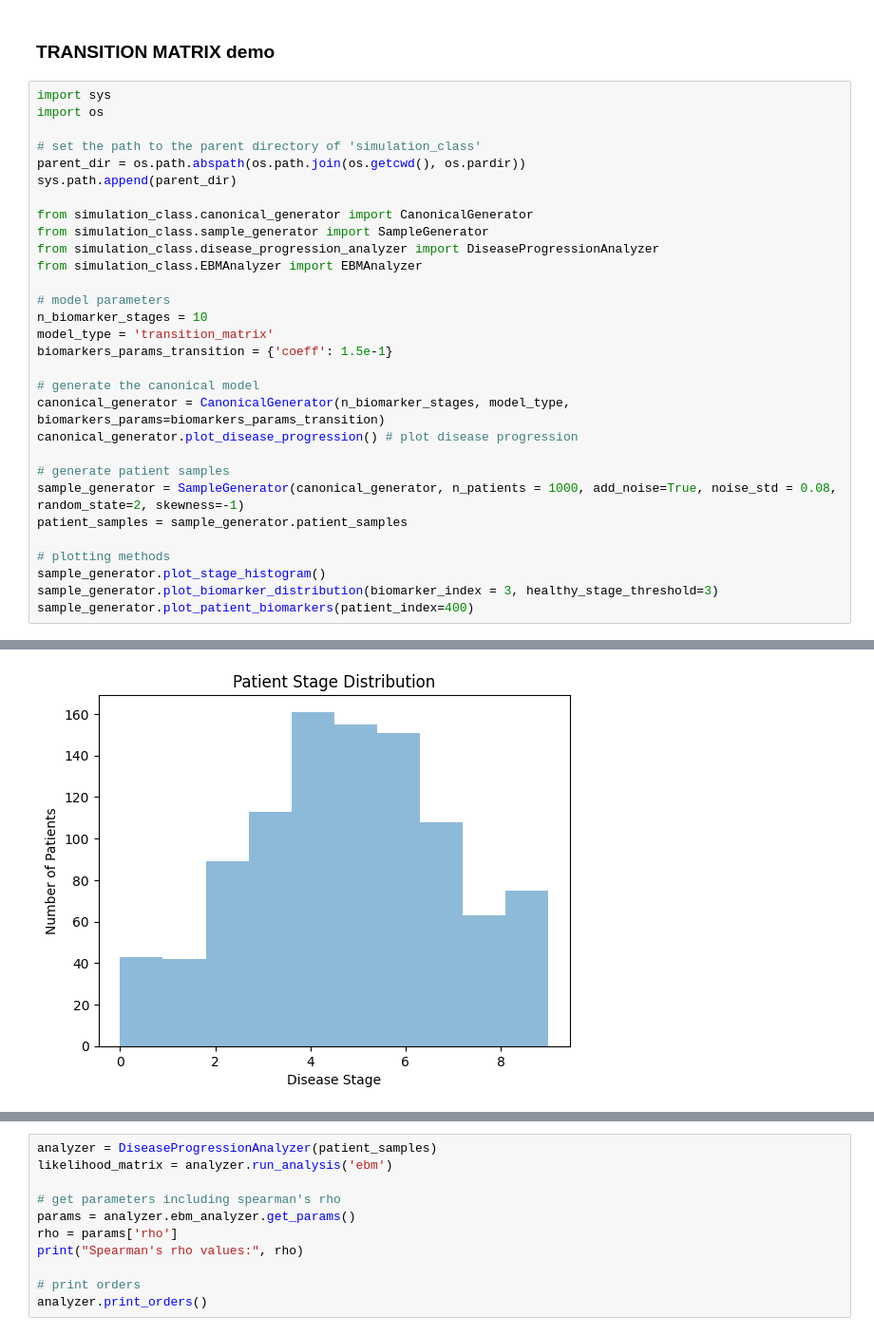
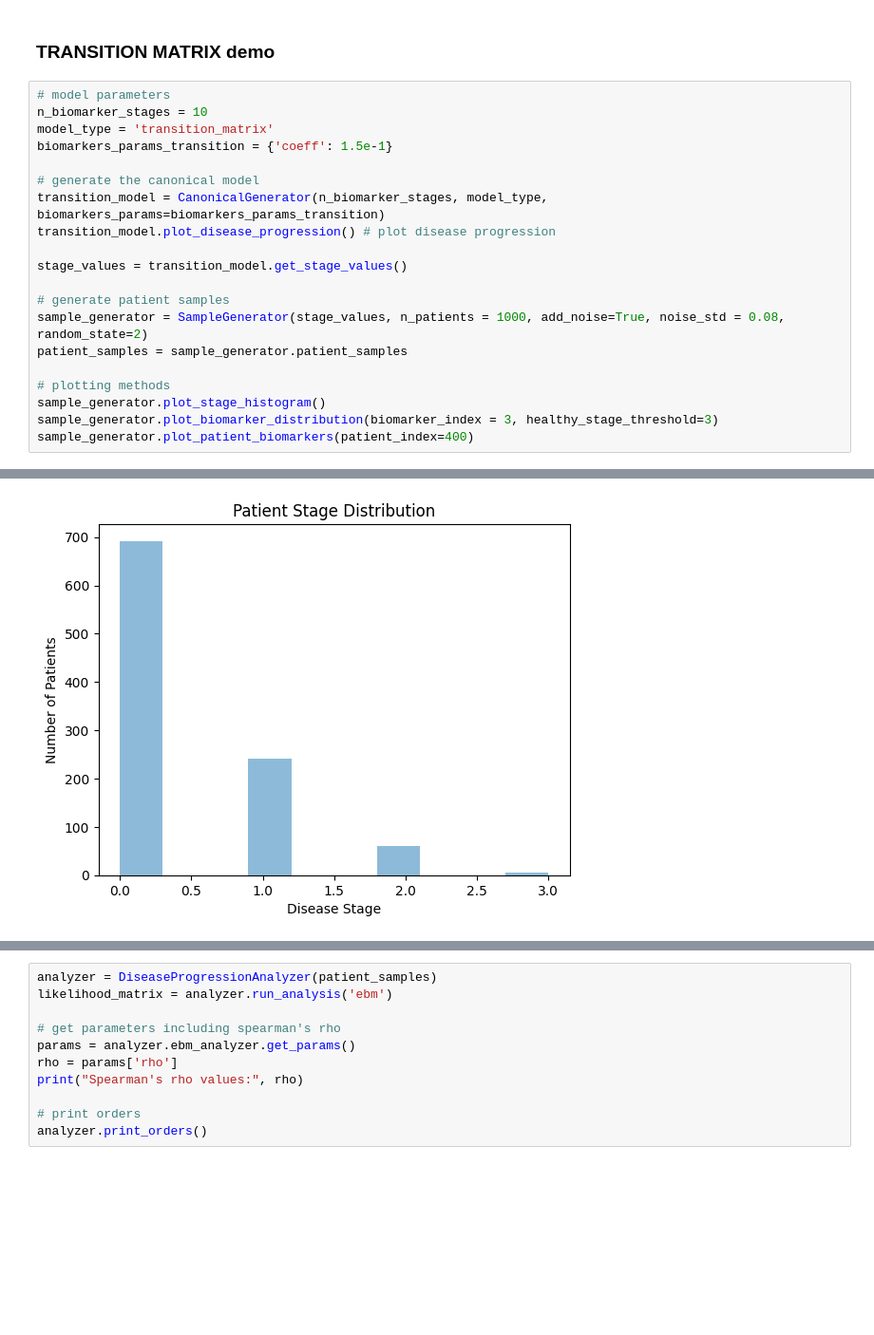
Before and after one commit to LAMCIG/Progression_models_simulations, a Jupyter notebook: notebooks/8-progression_model_simulator.ipynb, the cells around one changed output, grey strips where cells are left out. Shown at 95% size. Saved outputs shown, nothing was run; the diff lists cells and outputs as text; blank space fills up the shorter version.

```diff
--- a/notebooks/8-progression_model_simulator.ipynb
+++ b/notebooks/8-progression_model_simulator.ipynb
@@ -90,35 +138,25 @@ print(likelihood_matrix.shape)
 # %% [markdown]
 ### TRANSITION MATRIX demo
 # %%
-import sys
-import os
-
-# set the path to the parent directory of 'simulation_class'
-parent_dir = os.path.abspath(os.path.join(os.getcwd(), os.pardir))
-sys.path.append(parent_dir)
-
-from simulation_class.canonical_generator import CanonicalGenerator
-from simulation_class.sample_generator import SampleGenerator
-from simulation_class.disease_progression_analyzer import DiseaseProgressionAnalyzer
-from simulation_class.EBMAnalyzer import EBMAnalyzer
-
 # model parameters
 n_biomarker_stages = 10
 model_type = 'transition_matrix'
 biomarkers_params_transition = {'coeff': 1.5e-1}
 
 # generate the canonical model
-canonical_generator = CanonicalGenerator(n_biomarker_stages, model_type, biomarkers_params=biomarkers_params_transition)
-canonical_generator.plot_disease_progression() # plot disease progression
+transition_model = CanonicalGenerator(n_biomarker_stages, model_type, biomarkers_params=biomarkers_params_transition)
+transition_model.plot_disease_progression() # plot disease progression
+
+stage_values = transition_model.get_stage_values()
 
 # generate patient samples
-sample_generator = SampleGenerator(canonical_generator, n_patients = 1000, add_noise=True, noise_std = 0.08, random_state=2, skewness=-1)
+sample_generator = SampleGenerator(stage_values, n_patients = 1000, add_noise=True, noise_std = 0.08, random_state=2)
 patient_samples = sample_generator.patient_samples
 
 # plotting methods
 sample_generator.plot_stage_histogram()
 sample_generator.plot_biomarker_distribution(biomarker_index = 3, healthy_stage_threshold=3)
 sample_generator.plot_patient_biomarkers(patient_index=400)
 # %% [output]
 [figure]
-[figure, old version]
+[figure, new version]
```
Also changed, not shown: parts of 11 cells of this notebook, 8 other files.
